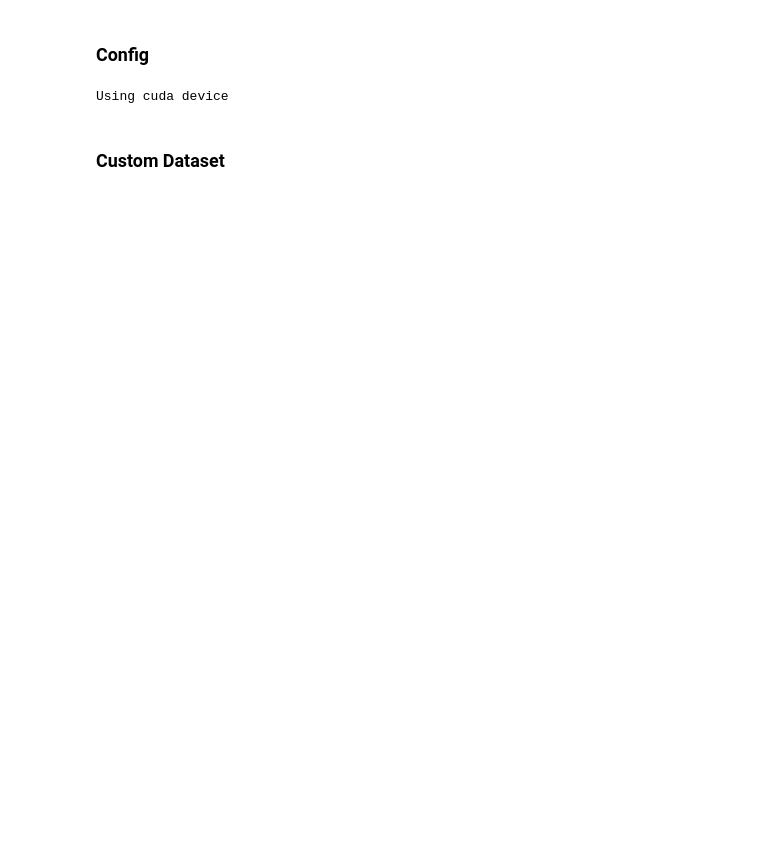
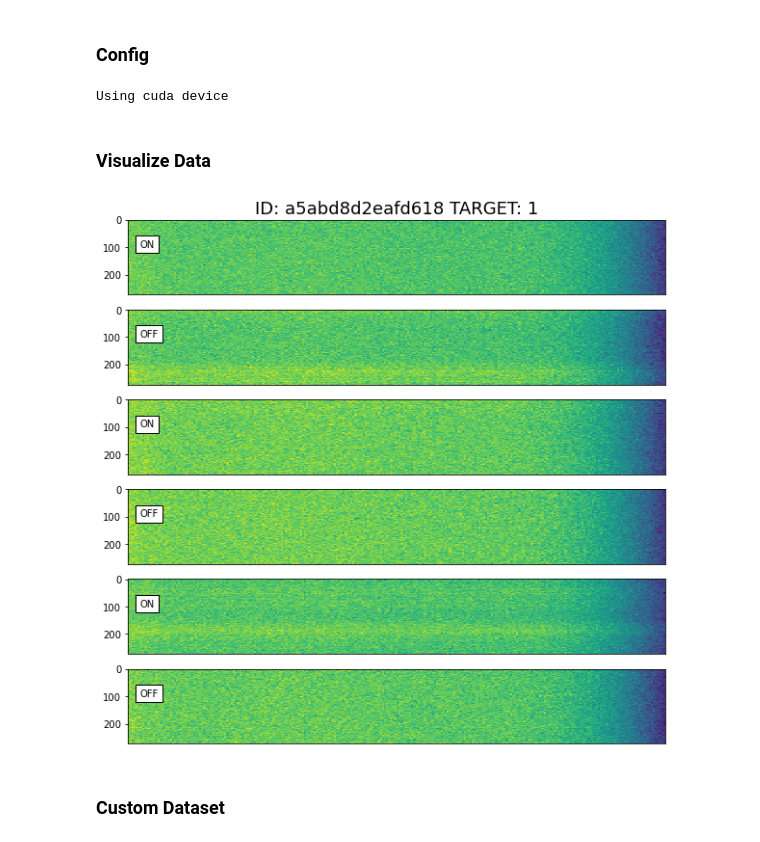
Before and after one commit to Adrian-GGit/SETI, a Jupyter notebook: seti_notebooks/schnaufNet2.0.ipynb, the cells around one changed output. Drawn from its saved outputs; the diff is of its cells as text; code cells hidden in the pictures; blank space fills up the shorter version.

Commit message:
data visual

```diff
--- a/seti_notebooks/schnaufNet2.0.ipynb
+++ b/seti_notebooks/schnaufNet2.0.ipynb
@@ -30,6 +31,7 @@ conf_dict = {
     "folds": 5,
 
     "transfer_model_name": "efficientnet-b1",
+    "efficientnet_pth": "efficientnet-b1-dbc7070a.pth",
     "model": "schnaufnet_trained",
     "model_to_load": "schnaufnet_trained.pth",
 
@@ -76,4 +77,34 @@ def set_seed(seed=0):
 random_state = set_seed(2021)
+# %%
+df_train = pd.read_csv(conf_dict["input_dir"] + conf_dict["train_csv"])
+df_train['img_path'] = df_train['id'].apply(lambda x:f'{conf_dict["input_dir"]}{x[0]}/{x}.npy')
+# %% [markdown]
+### Visualize Data
+# %%
+def get_imagefile_by_id(id: str) -> str:
+	return f'{conf_dict["input_dir"]}{id[0]}/{id}.npy'
+
+def plot_cadence(id: str, filename: str, target: int) -> None:
+	plt.figure(figsize = (10, 10))
+	arr = np.load(filename)
+
+	for i in range(6):
+		plt.subplot(6, 1, i + 1)
+		if i == 0:
+			plt.title(f'ID: {id} TARGET: {target}', fontsize = 18)
+		plt.imshow(arr[i].astype(float), interpolation = 'nearest', aspect = 'auto')
+		plt.text(5, 100, ['ON', 'OFF'][i % 2], bbox = {'facecolor': 'white'})
+		plt.xticks([])
+	plt.show()
+
+def display_cadence(data, n_sample: int, target: int) -> None:
+	data = data[data['target'] == target].sample(n_sample)
+	for idx, row in data.iterrows():
+		plot_cadence(row['id'], get_imagefile_by_id(row['id']), row['target'])
+# %%
+display_cadence(df_train, n_sample = 1, target = 1)
+# %% [output]
+[figure, added]
 # %% [markdown]
 ### Custom Dataset
 # %%
```
Also changed, not shown: parts of 8 cells of this notebook.
